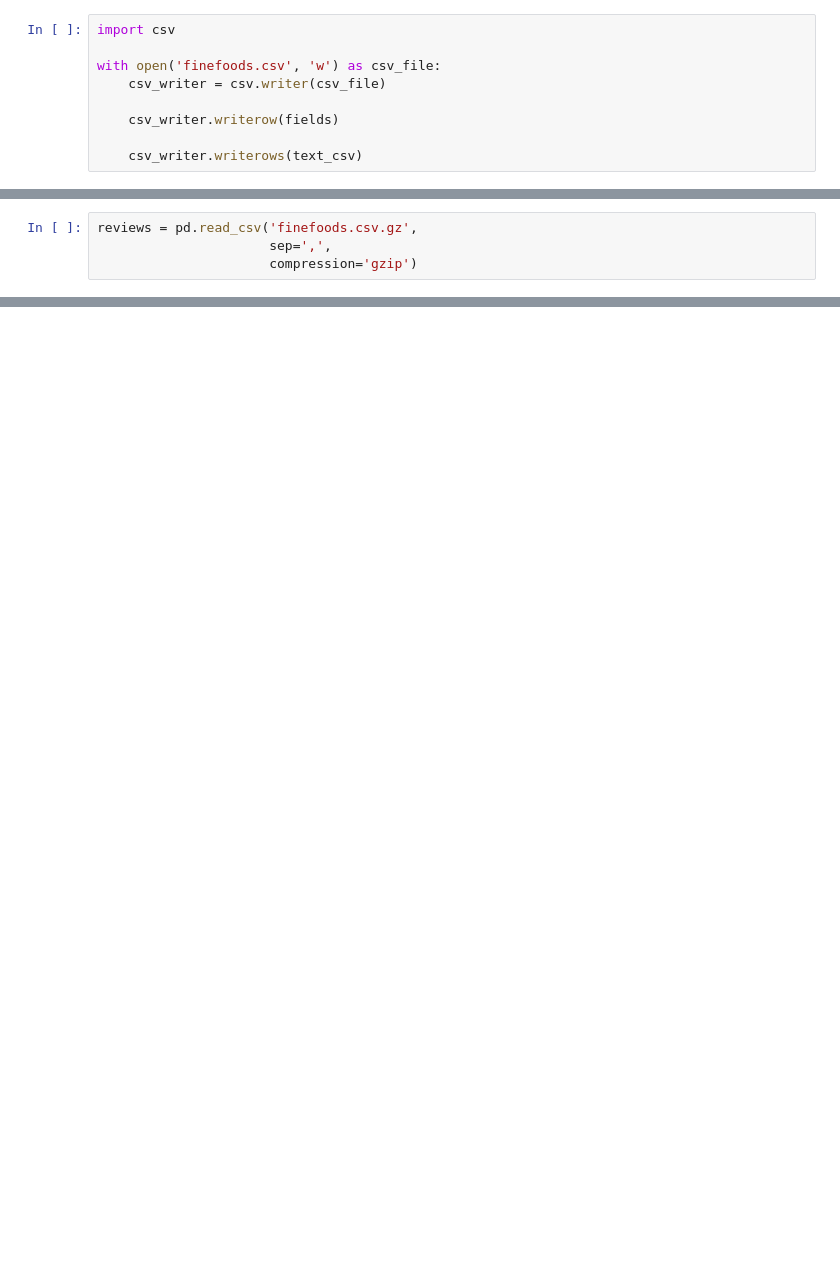
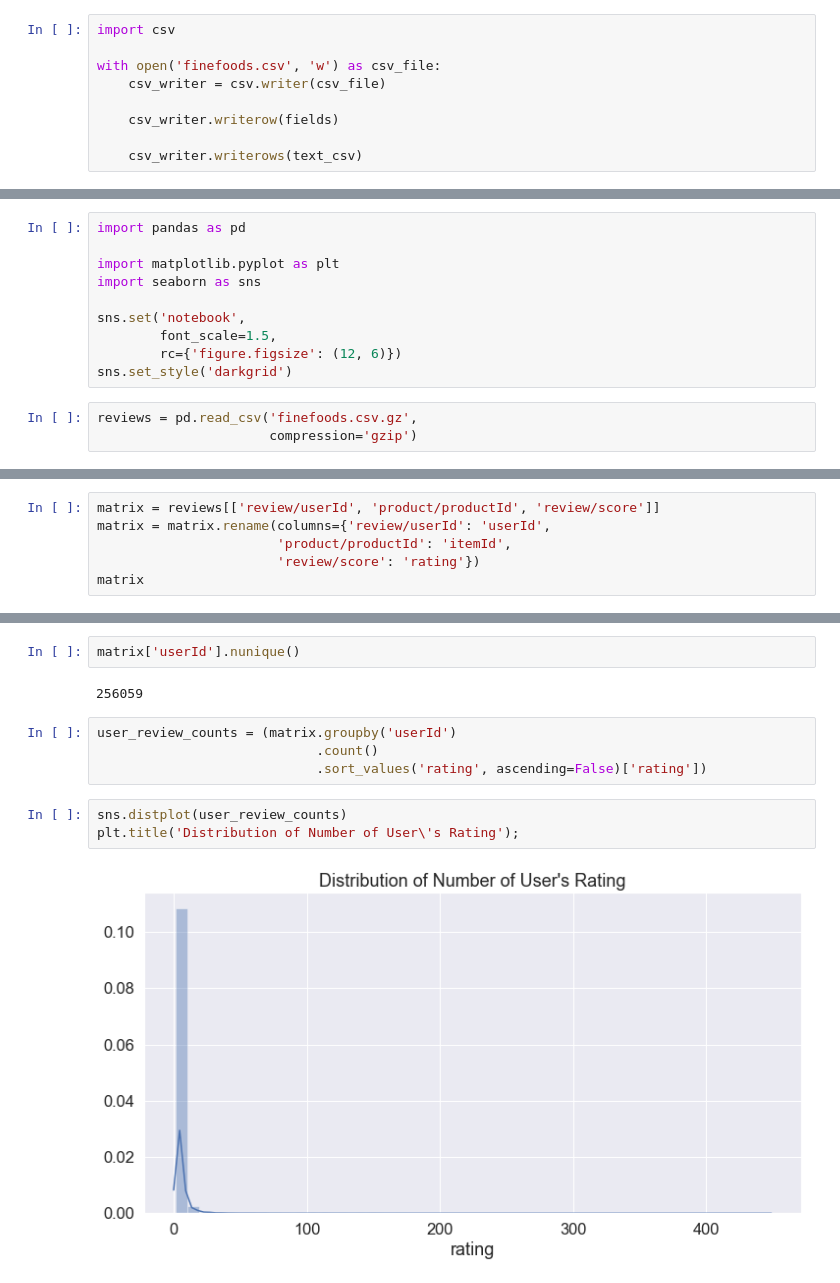
Before and after one commit to unit-00/amazon_fine_food, a Jupyter notebook: prototype.ipynb, the cells around one changed output, grey strips where cells are left out. Drawn from its saved outputs; the diff is of its cells as text; blank space fills up the shorter version.

Commit message:
Finish prototyping in the notebook, prepare to convert to script

```diff
--- a/prototype.ipynb
+++ b/prototype.ipynb
@@ -42,4 +61,13 @@ import pandas as pd
+# %%
+import pandas as pd
+
+import matplotlib.pyplot as plt
+import seaborn as sns
+
+sns.set('notebook',
+        font_scale=1.5,
+        rc={'figure.figsize': (12, 6)})
+sns.set_style('darkgrid')
 # %%
 reviews = pd.read_csv('finefoods.csv.gz',
-                      sep=',',
                       compression='gzip')
@@ -66,0 +74,6 @@ text
+# %%
+matrix = reviews[['review/userId', 'product/productId', 'review/score']]
+matrix = matrix.rename(columns={'review/userId': 'userId',
+                       'product/productId': 'itemId',
+                       'review/score': 'rating'})
+matrix
@@ -66,0 +94,13 @@ text
+# %%
+matrix['userId'].nunique()
+# %% [output]
+256059
+# %%
+user_review_counts = (matrix.groupby('userId')
+                            .count()
+                            .sort_values('rating', ascending=False)['rating'])
+# %%
+sns.distplot(user_review_counts)
+plt.title('Distribution of Number of User\'s Rating');
+# %% [output]
+[figure, added]
```
Also changed, not shown: parts of 32 cells of this notebook.
